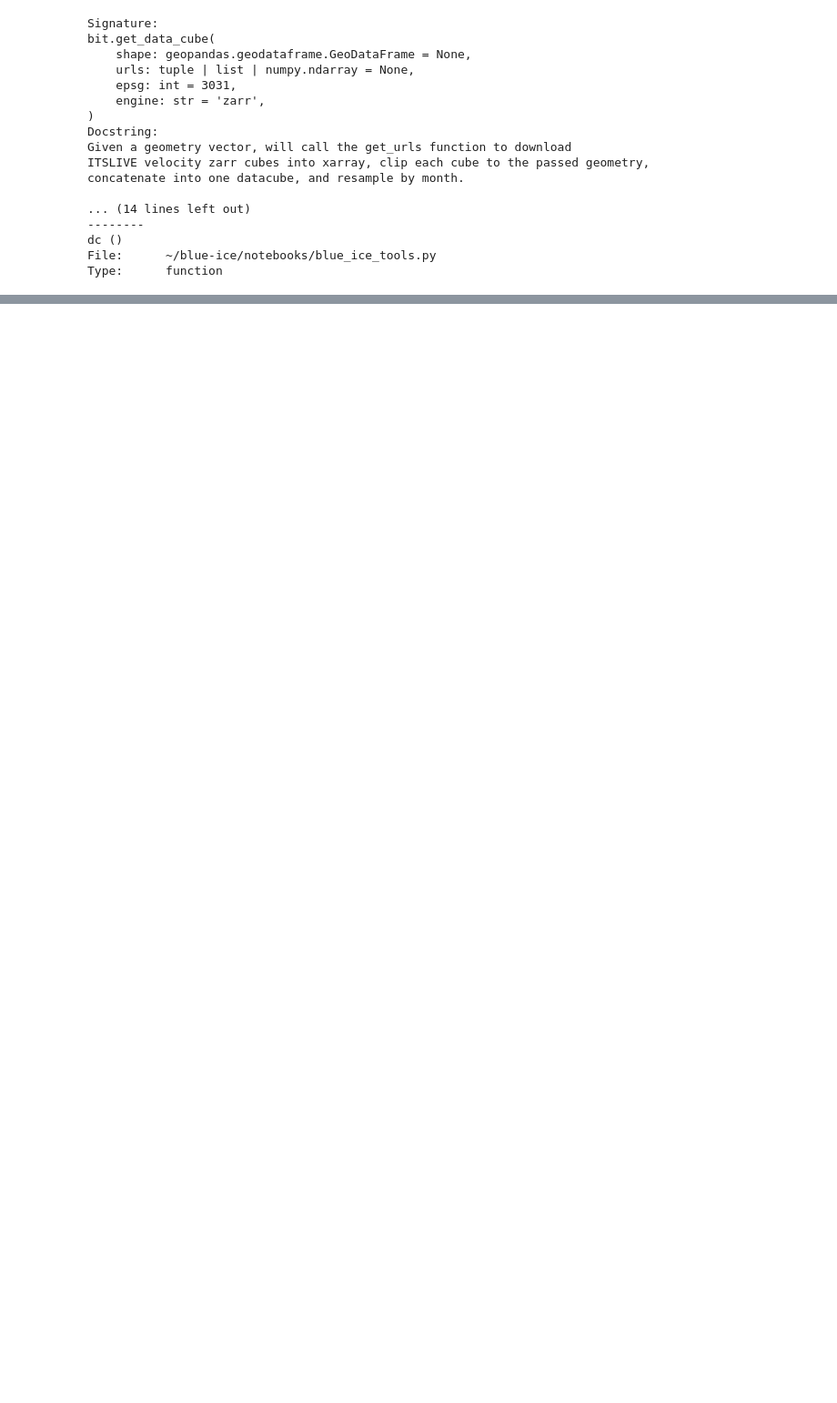
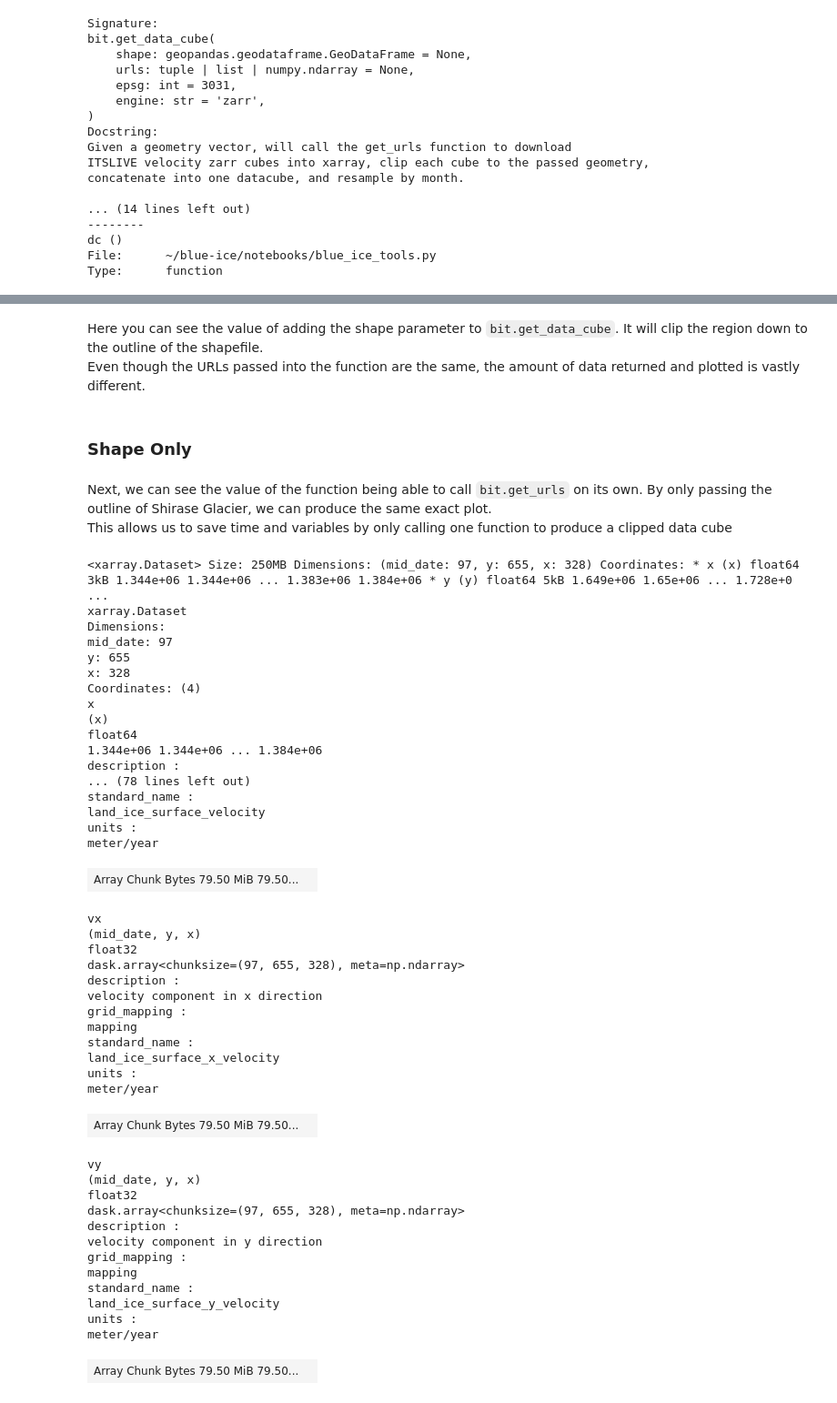
Before and after one commit to jackplogan33/ice-fracture-mechanics, a Jupyter notebook: notebooks/access-itslive-data.ipynb, the cells around one changed output, grey strips where cells are left out. Shown at 91% size. Saved outputs shown, nothing was run; the diff lists cells and outputs as text; code cells hidden in the pictures; blank space fills up the shorter version.

```diff
--- a/notebooks/access-itslive-data.ipynb
+++ b/notebooks/access-itslive-data.ipynb
@@ -241,0 +373,57 @@ plt.show()
+# %% [markdown]
+Here you can see the value of adding the shape parameter to `bit.get_data_cube`. It will clip the region down to the outline of the shapefile. <br>
+Even though the URLs passed into the function are the same, the amount of data returned and plotted is vastly different.
+# %% [markdown]
+### Shape Only
+# %% [markdown]
+Next, we can see the value of the function being able to call `bit.get_urls` on its own. By only passing the outline of Shirase Glacier, we can produce the same exact plot. <br>
+This allows us to save time and variables by only calling one function to produce a clipped data cube
+# %%
+# Use shirase_outline shapefile to load in clipped ds, plot v
+shp_dc_2 = bit.get_data_cube(shape=shirase_outline)
+shp_dc_2
+# %% [output]
+<xarray.Dataset> Size: 250MB Dimensions: (mid_date: 97, y: 655, x: 328) Coordinates: * x (x) float64 3kB 1.344e+06 1.344e+06 ... 1.383e+06 1.384e+06 * y (y) float64 5kB 1.649e+06 1.65e+06 ... 1.728e+0 ...
+xarray.Dataset
+Dimensions:
+mid_date: 97
+y: 655
+x: 328
+Coordinates: (4)
+x
+(x)
+float64
+1.344e+06 1.344e+06 ... 1.384e+06
+description :
+... (78 lines left out)
+standard_name :
+land_ice_surface_velocity
+units :
+meter/year
+| Array Chunk Bytes 79.50 MiB 79.50... |  |
+vx
+(mid_date, y, x)
+float32
+dask.array<chunksize=(97, 655, 328), meta=np.ndarray>
+description :
+velocity component in x direction
+grid_mapping :
+mapping
+standard_name :
+land_ice_surface_x_velocity
+units :
+meter/year
+| Array Chunk Bytes 79.50 MiB 79.50... |  |
+vy
+(mid_date, y, x)
+float32
+dask.array<chunksize=(97, 655, 328), meta=np.ndarray>
+description :
+velocity component in y direction
+grid_mapping :
+mapping
+standard_name :
+land_ice_surface_y_velocity
+units :
+meter/year
+| Array Chunk Bytes 79.50 MiB 79.50... |  |
```
Also changed, not shown: parts of 21 cells of this notebook, 1 other file.
